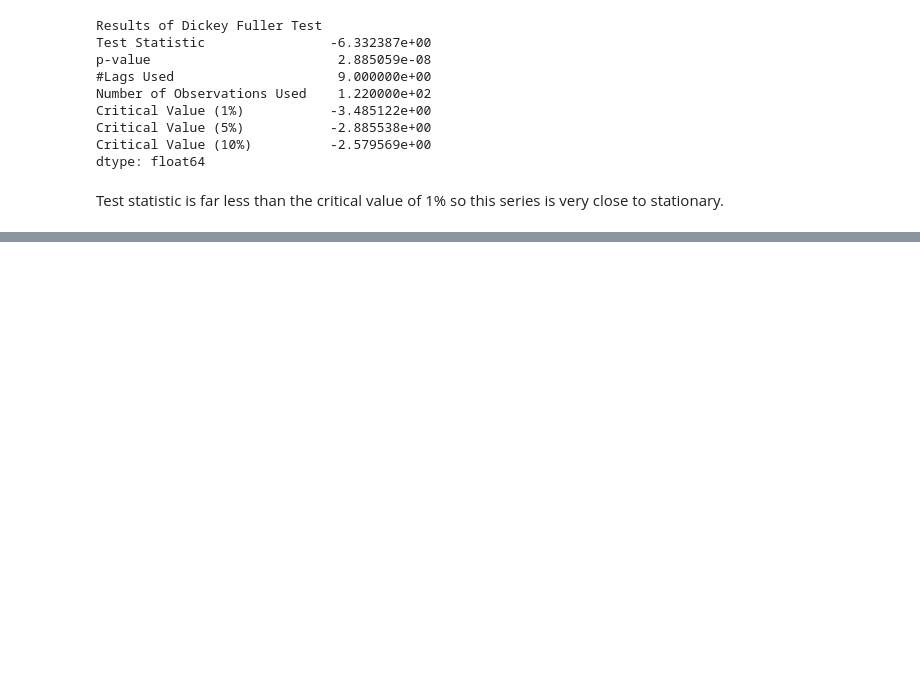
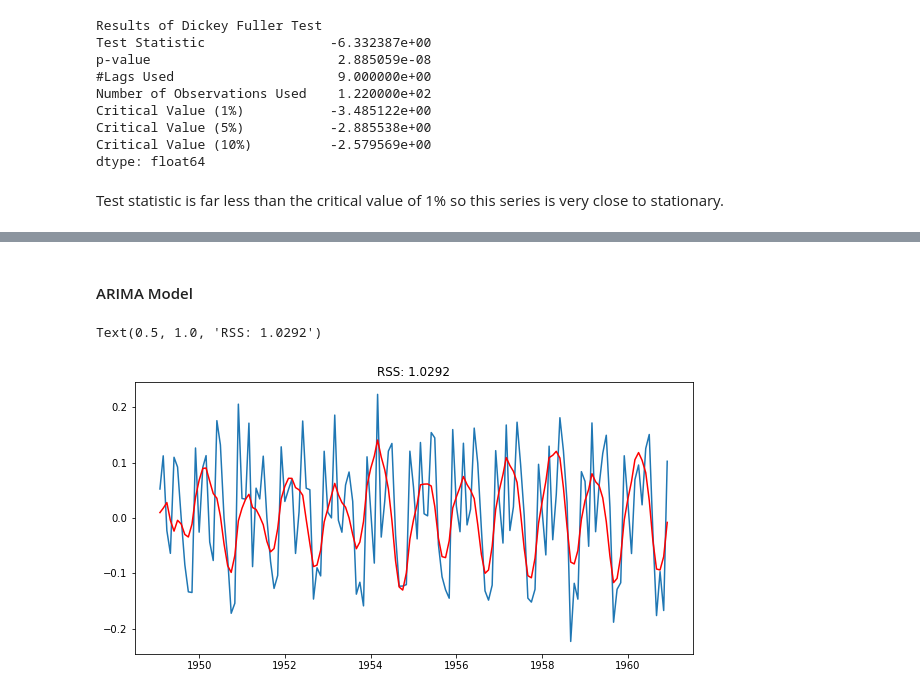
Before and after one commit to guillermofd/time-series, a Jupyter notebook: time series.ipynb, the cells around one changed output, grey strips where cells are left out. Drawn from its saved outputs; the diff is of its cells as text; code cells hidden in the pictures; blank space fills up the shorter version.

```diff
--- a/time series.ipynb
+++ b/time series.ipynb
@@ -318,0 +378,12 @@ Test statistic is far less than the critical value of 1% so this series is very
+# %% [markdown]
+#### ARIMA Model
+# %%
+arima_model = ARIMA(ts_log, order=(2, 1, 2))
+results_arima = arima_model.fit()
+plt.figure(figsize=(10,5))
+plt.plot(ts_log_shifted)
+plt.plot(results_arima.fittedvalues, color='red')
+plt.title('RSS: %.4f'% sum((results_arima.fittedvalues-ts_log_shifted)**2))
+# %% [output]
+Text(0.5, 1.0, 'RSS: 1.0292')
+[figure, added]
```
Also changed, not shown: parts of 9 cells of this notebook, 1 other file.
